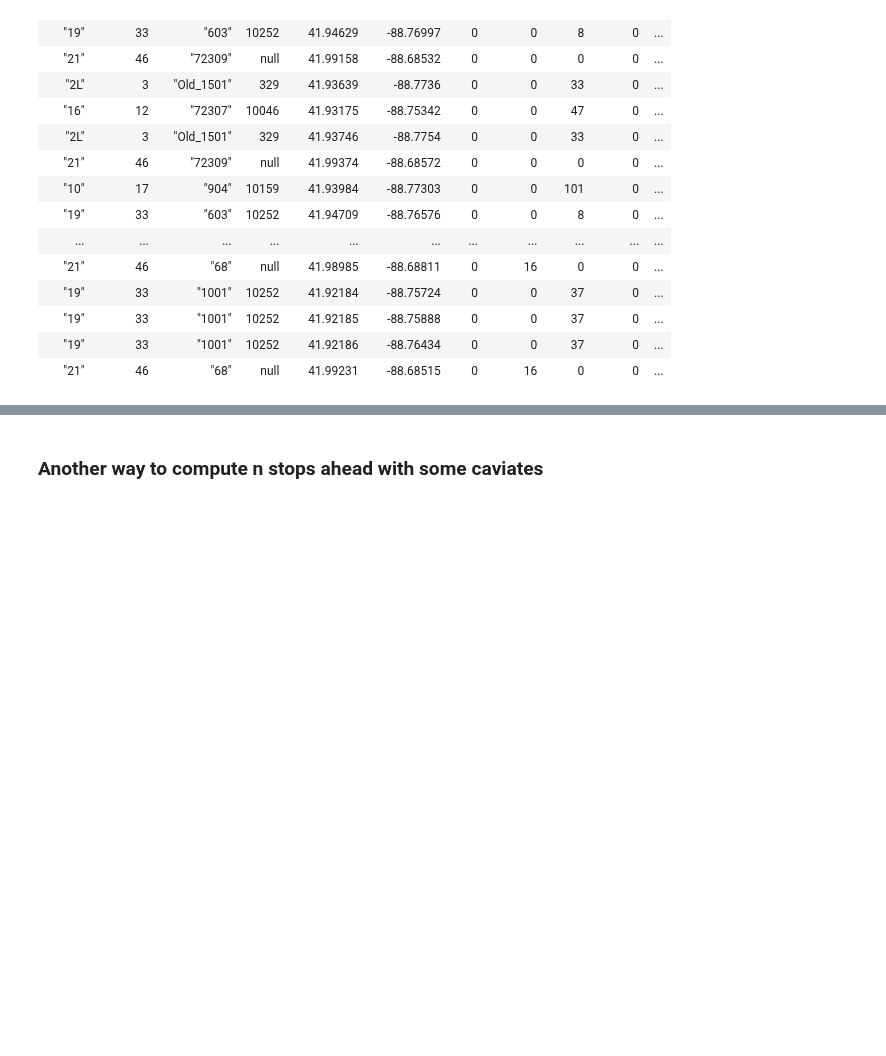
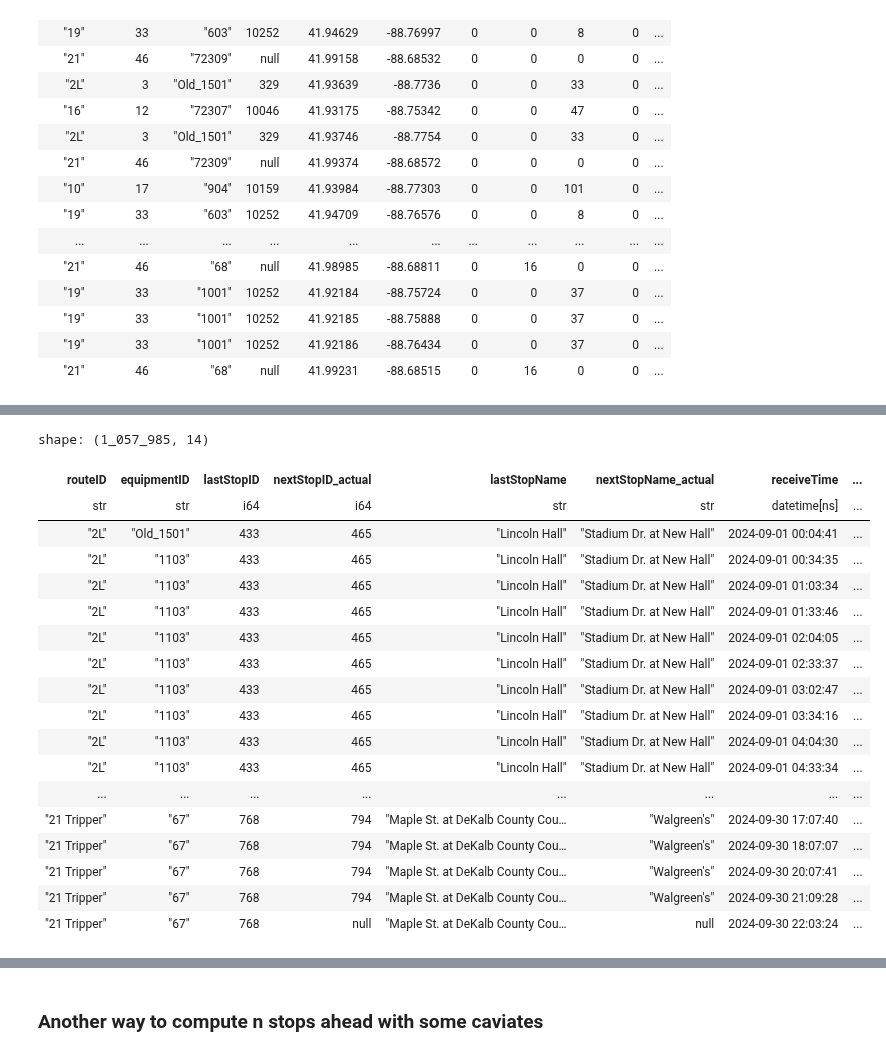
Before and after one commit to shaivilp/Research-Rookies, a Jupyter notebook: dekalb_bus/compute_mega_df.ipynb, the cells around one changed output, grey strips where cells are left out. Cells and saved outputs as stored; diff of their text form; code cells hidden in the pictures; blank space fills up the shorter version.

```diff
--- a/dekalb_bus/compute_mega_df.ipynb
+++ b/dekalb_bus/compute_mega_df.ipynb
@@ -299,5 +326,25 @@ print("[X] Succesfully wrote mega_df to disk")
 # %%
-mega_df['routeID', 'equipmentID', 'lastStopID', 'nextStopID_actual', 'lastStopName', 'nextStopName_actual',  'receiveTime', 'receiveTime_right', 'eta', 'day_of_week', 'hour_of_day', 'minute_of_hour', 'distance']
+mega_df['routeID', 'equipmentID', 'lastStopID', 'nextStopID_actual', 'lastStopName', 'nextStopName_actual',  'receiveTime', 'receiveTime_right', 'eta', 'eta_seconds', 'day_of_week', 'hour_of_day', 'minute_of_hour', 'distance']
+# %% [output]
+shape: (1_057_985, 14)
+| routeID | equipmentID | lastStopID | nextStopID_actual | lastStopName | nextStopName_actual | receiveTime | ... |
+| str | str | i64 | i64 | str | str | datetime[ns] | ... |
+| "2L" | "Old_1501" | 433 | 465 | "Lincoln Hall" | "Stadium Dr. at New Hall" | 2024-09-01 00:04:41 | ... |
+| "2L" | "1103" | 433 | 465 | "Lincoln Hall" | "Stadium Dr. at New Hall" | 2024-09-01 00:34:35 | ... |
+| "2L" | "1103" | 433 | 465 | "Lincoln Hall" | "Stadium Dr. at New Hall" | 2024-09-01 01:03:34 | ... |
+| "2L" | "1103" | 433 | 465 | "Lincoln Hall" | "Stadium Dr. at New Hall" | 2024-09-01 01:33:46 | ... |
+| "2L" | "1103" | 433 | 465 | "Lincoln Hall" | "Stadium Dr. at New Hall" | 2024-09-01 02:04:05 | ... |
+| "2L" | "1103" | 433 | 465 | "Lincoln Hall" | "Stadium Dr. at New Hall" | 2024-09-01 02:33:37 | ... |
+| "2L" | "1103" | 433 | 465 | "Lincoln Hall" | "Stadium Dr. at New Hall" | 2024-09-01 03:02:47 | ... |
+| "2L" | "1103" | 433 | 465 | "Lincoln Hall" | "Stadium Dr. at New Hall" | 2024-09-01 03:34:16 | ... |
+| "2L" | "1103" | 433 | 465 | "Lincoln Hall" | "Stadium Dr. at New Hall" | 2024-09-01 04:04:30 | ... |
+| "2L" | "1103" | 433 | 465 | "Lincoln Hall" | "Stadium Dr. at New Hall" | 2024-09-01 04:33:34 | ... |
+| ... | ... | ... | ... | ... | ... | ... | ... |
+| "21 Tripper" | "67" | 768 | 794 | "Maple St. at DeKalb County Cou… | "Walgreen's" | 2024-09-30 17:07:40 | ... |
+| "21 Tripper" | "67" | 768 | 794 | "Maple St. at DeKalb County Cou… | "Walgreen's" | 2024-09-30 18:07:07 | ... |
+| "21 Tripper" | "67" | 768 | 794 | "Maple St. at DeKalb County Cou… | "Walgreen's" | 2024-09-30 20:07:41 | ... |
+| "21 Tripper" | "67" | 768 | 794 | "Maple St. at DeKalb County Cou… | "Walgreen's" | 2024-09-30 21:09:28 | ... |
+| "21 Tripper" | "67" | 768 | null | "Maple St. at DeKalb County Cou… | null | 2024-09-30 22:03:24 | ... |
 # %%
 two_l_mega_df = mega_df.filter(
     pl.col('routeID') == '2L'
```
Also changed, not shown: parts of 4 cells of this notebook, 5 other files.
